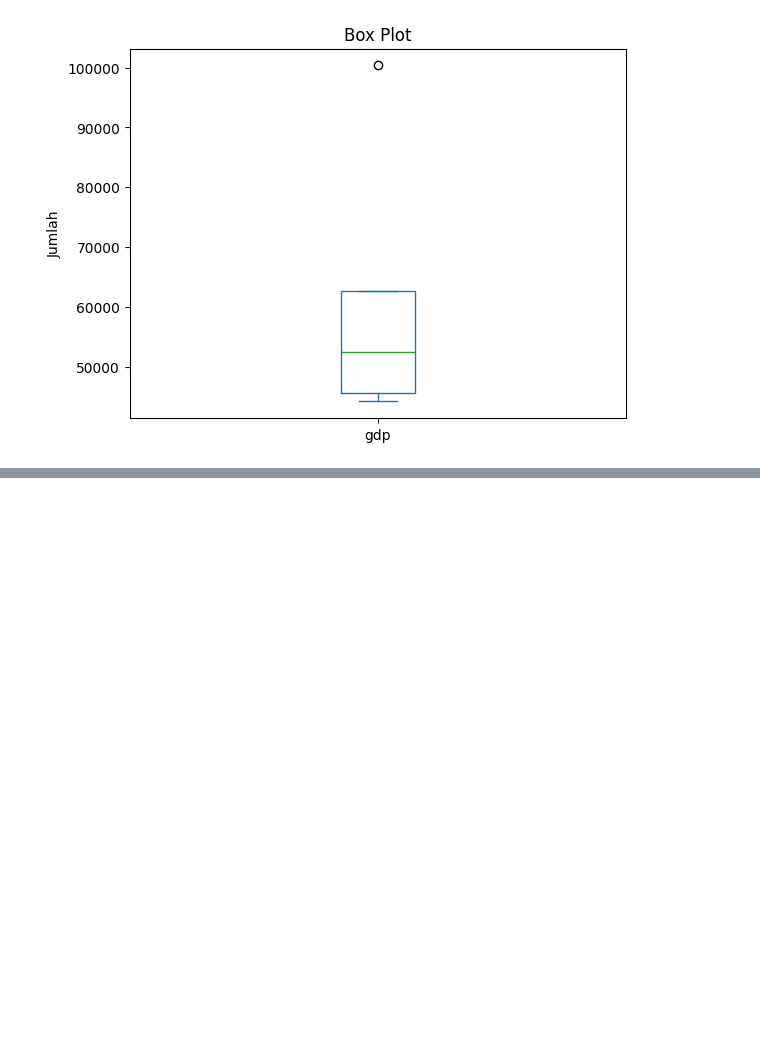
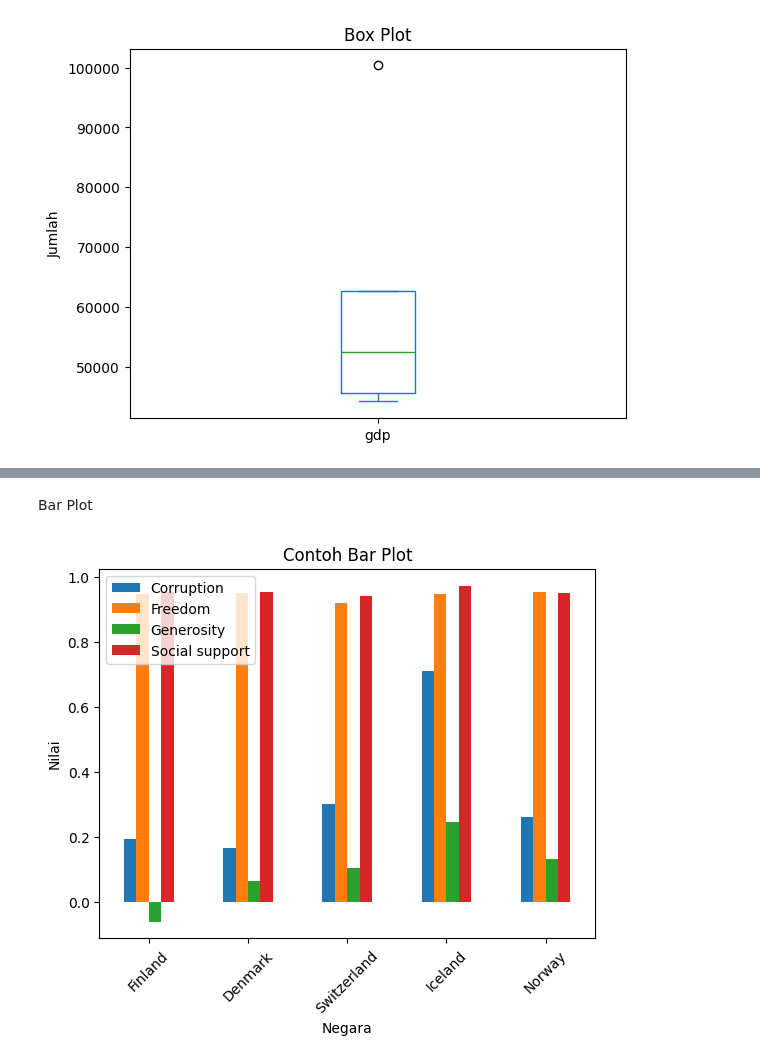
Before and after one commit to ekaputra04/visualisasi-data-python, a Jupyter notebook: 20-pandas-dataframe/pandas-dataframe.ipynb, the cells around one changed output, grey strips where cells are left out. Saved outputs shown, nothing was run; the diff lists cells and outputs as text; code cells hidden in the pictures; blank space fills up the shorter version.

```diff
--- a/20-pandas-dataframe/pandas-dataframe.ipynb
+++ b/20-pandas-dataframe/pandas-dataframe.ipynb
@@ -268,0 +274,3 @@ plt.show()
+# %%
+df = pd.read_csv('./dataset/2020.csv')
+df.head()
@@ -268,0 +286,10 @@ plt.show()
+# %%
+df.rename(
+  columns={
+  'Country name': 'Country',
+  'Perceptions of corruption': 'Corruption',
+  'Freedom to make life choices': 'Freedom'
+  },
+  inplace=True)
+
+df.columns
@@ -268,0 +307,18 @@ plt.show()
+# %% [markdown]
+Bar Plot
+# %%
+df[:5].plot(
+  x='Country',
+  y=['Corruption', 'Freedom', 'Generosity', 'Social support'],
+  kind="bar"
+)
+
+# Menyesuaikan label sumbu x agar miring
+plt.xticks(rotation=45)
+
+plt.title('Contoh Bar Plot')
+plt.xlabel('Negara')
+plt.ylabel('Nilai')
+plt.show()
+# %% [output]
+[figure, added]
```
Also changed, not shown: parts of 14 cells of this notebook, 1 other file.
